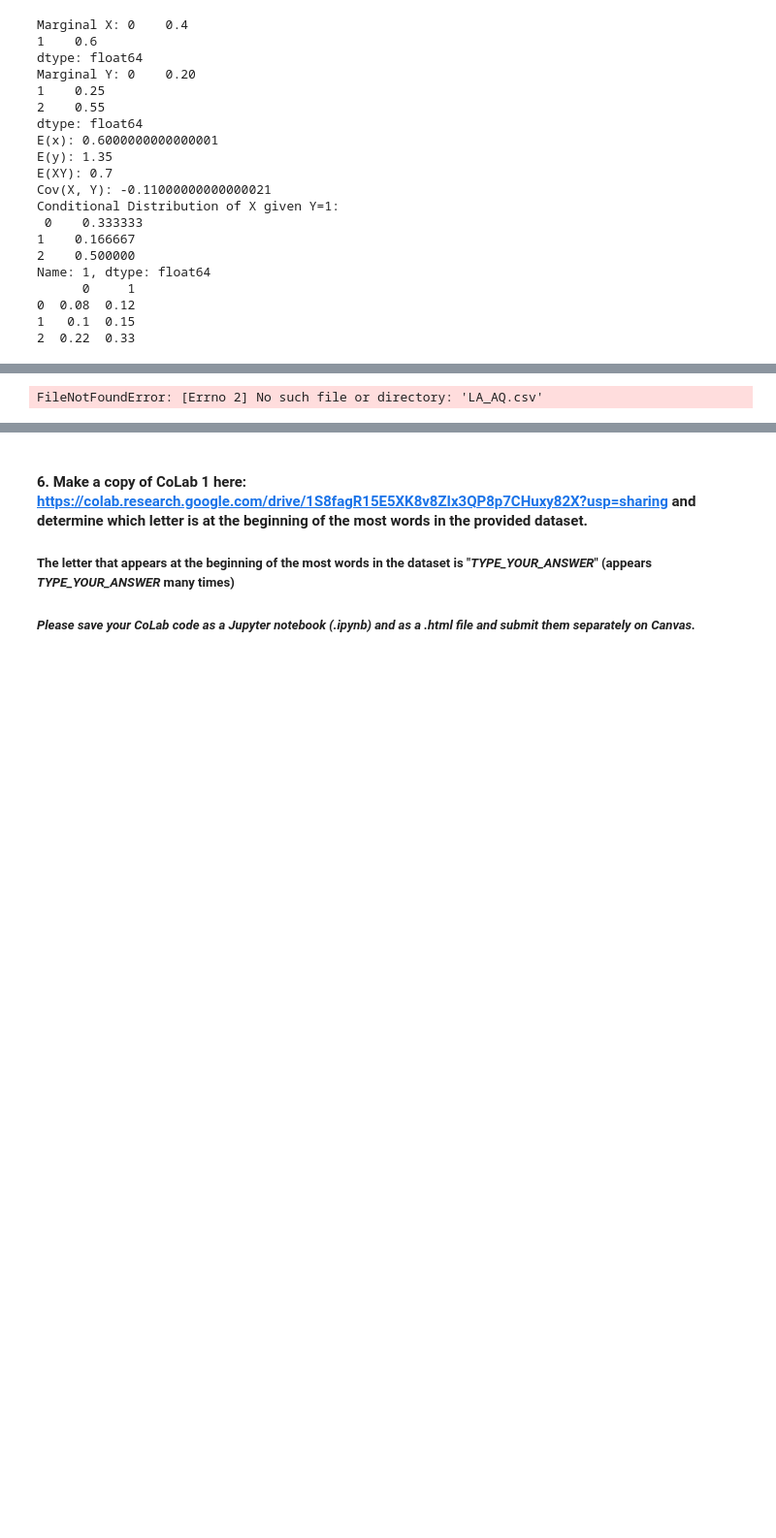
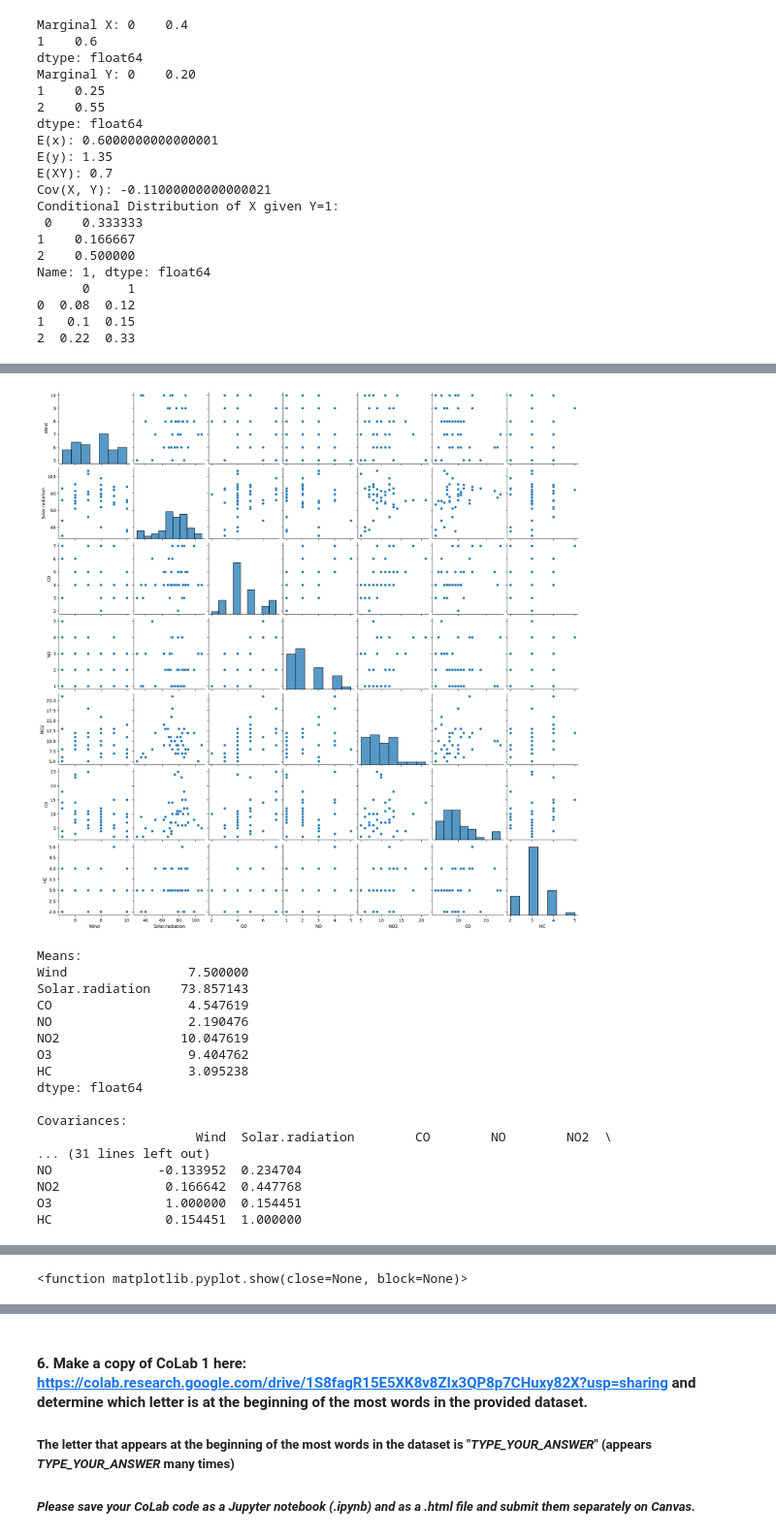
Before and after one commit to PrelaunchZeus2/Data-319-Model-Data-Based-Methods, a Jupyter notebook: Problem Set 1/DATA319_2024Summer_PS1.ipynb, the cells around one changed output, grey strips where cells are left out. Shown: that part at 97% size. Drawn from its saved outputs; the diff is of its cells as text; code cells hidden in the pictures; blank space fills up the shorter version.

```diff
--- a/Problem Set 1/DATA319_2024Summer_PS1.ipynb
+++ b/Problem Set 1/DATA319_2024Summer_PS1.ipynb
@@ -133,25 +134,42 @@ Name: 1, dtype: float64
 # %%
 import seaborn as sns
 import matplotlib.pyplot as plt
-LA_AQ = pd.DataFrame(pd.read_csv(r'LA_AQ.csv')) #Load Data
+LA_AQ = pd.DataFrame(pd.read_csv(r'/Volumes/T7 Shield APFS/Data-319-Model-Data-Based-Methods/Problem Set 1/LA_AQ.csv')) #Load Data
 
 #Part A
 sns.pairplot(LA_AQ)
 plt.show()
 
 #Part B
 mean = LA_AQ.mean()
 cov = LA_AQ.cov()
 corr = LA_AQ.corr()
 print(f'Means:\n{mean}\n\nCovariances:\n{cov}\n\nCorrelations:\n{corr}')
 
 #Part C
-sns.heatmap(cov, annot = true, fmt='.2f')
+sns.heatmap(cov, annot = True, fmt='.2f')
 plt.title('Covariance Heatmap')
 plt.show()
 
-sns.heatmap(corr, annot = true, fmt='.2f')
+sns.heatmap(corr, annot = True, fmt='.2f')
 plt.title('Correlation Heatmap')
 plt.show
 # %% [output]
+[figure, added]
-FileNotFoundError: [Errno 2] No such file or directory: 'LA_AQ.csv'
+Means:
+Wind                7.500000
+Solar.radiation    73.857143
+CO                  4.547619
+NO                  2.190476
+NO2                10.047619
+O3                  9.404762
+HC                  3.095238
+dtype: float64
+
+Covariances:
+                     Wind  Solar.radiation        CO        NO        NO2  \
+... (31 lines left out)
+NO              -0.133952  0.234704
+NO2              0.166642  0.447768
+O3               1.000000  0.154451
+HC               0.154451  1.000000
@@ -157,0 +177 @@ FileNotFoundError: [Errno 2] No such file or directory: 'LA_AQ.csv'
+<function matplotlib.pyplot.show(close=None, block=None)>
```
Also changed, not shown: parts of 3 cells of this notebook.
